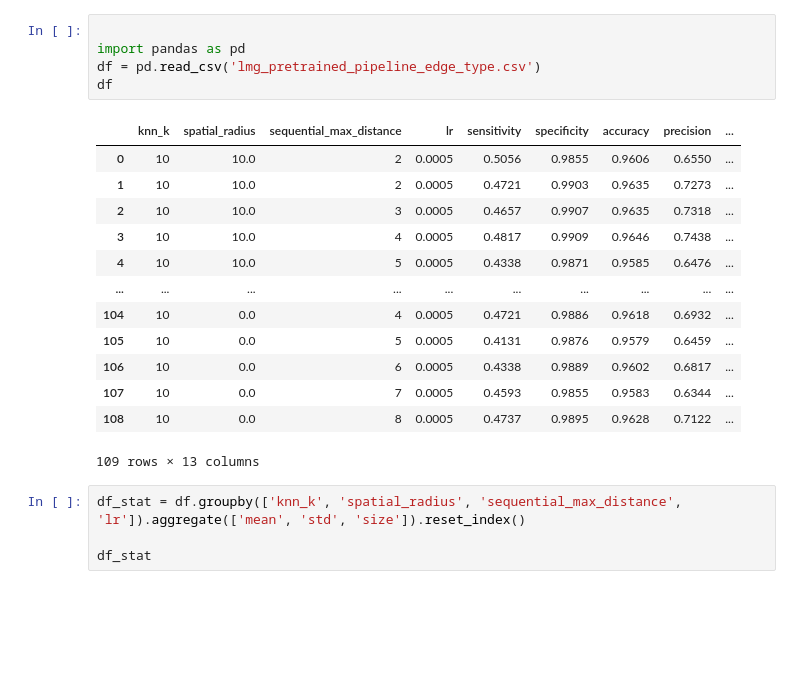
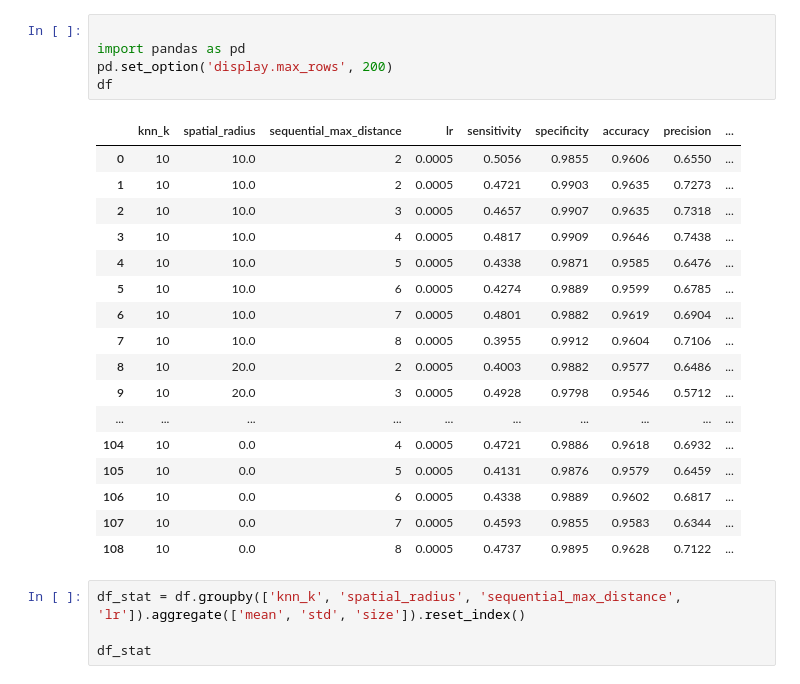
Before and after one commit to dlwocks31/atpbind, a Jupyter notebook: lmg_pretrained_pipeline_edge_type.ipynb, the cells around one changed output. Cells and saved outputs as stored; diff of their text form; blank space fills up the shorter version.

```diff
--- a/lmg_pretrained_pipeline_edge_type.ipynb
+++ b/lmg_pretrained_pipeline_edge_type.ipynb
@@ -1,22 +1,26 @@
 # %%
 
 import pandas as pd
-df = pd.read_csv('lmg_pretrained_pipeline_edge_type.csv')
+pd.set_option('display.max_rows', 200)
 df
 # %% [output]
 |  | knn_k | spatial_radius | sequential_max_distance | lr | sensitivity | specificity | accuracy | precision | ... |
 | 0 | 10 | 10.0 | 2 | 0.0005 | 0.5056 | 0.9855 | 0.9606 | 0.6550 | ... |
 | 1 | 10 | 10.0 | 2 | 0.0005 | 0.4721 | 0.9903 | 0.9635 | 0.7273 | ... |
 | 2 | 10 | 10.0 | 3 | 0.0005 | 0.4657 | 0.9907 | 0.9635 | 0.7318 | ... |
 | 3 | 10 | 10.0 | 4 | 0.0005 | 0.4817 | 0.9909 | 0.9646 | 0.7438 | ... |
 | 4 | 10 | 10.0 | 5 | 0.0005 | 0.4338 | 0.9871 | 0.9585 | 0.6476 | ... |
+| 5 | 10 | 10.0 | 6 | 0.0005 | 0.4274 | 0.9889 | 0.9599 | 0.6785 | ... |
+| 6 | 10 | 10.0 | 7 | 0.0005 | 0.4801 | 0.9882 | 0.9619 | 0.6904 | ... |
+| 7 | 10 | 10.0 | 8 | 0.0005 | 0.3955 | 0.9912 | 0.9604 | 0.7106 | ... |
+| 8 | 10 | 20.0 | 2 | 0.0005 | 0.4003 | 0.9882 | 0.9577 | 0.6486 | ... |
+| 9 | 10 | 20.0 | 3 | 0.0005 | 0.4928 | 0.9798 | 0.9546 | 0.5712 | ... |
 | ... | ... | ... | ... | ... | ... | ... | ... | ... | ... |
 | 104 | 10 | 0.0 | 4 | 0.0005 | 0.4721 | 0.9886 | 0.9618 | 0.6932 | ... |
 | 105 | 10 | 0.0 | 5 | 0.0005 | 0.4131 | 0.9876 | 0.9579 | 0.6459 | ... |
 | 106 | 10 | 0.0 | 6 | 0.0005 | 0.4338 | 0.9889 | 0.9602 | 0.6817 | ... |
 | 107 | 10 | 0.0 | 7 | 0.0005 | 0.4593 | 0.9855 | 0.9583 | 0.6344 | ... |
 | 108 | 10 | 0.0 | 8 | 0.0005 | 0.4737 | 0.9895 | 0.9628 | 0.7122 | ... |
-109 rows × 13 columns
 # %%
 df_stat = df.groupby(['knn_k', 'spatial_radius', 'sequential_max_distance', 'lr']).aggregate(['mean', 'std', 'size']).reset_index()
 
```
Also changed, not shown: 3 other files.
